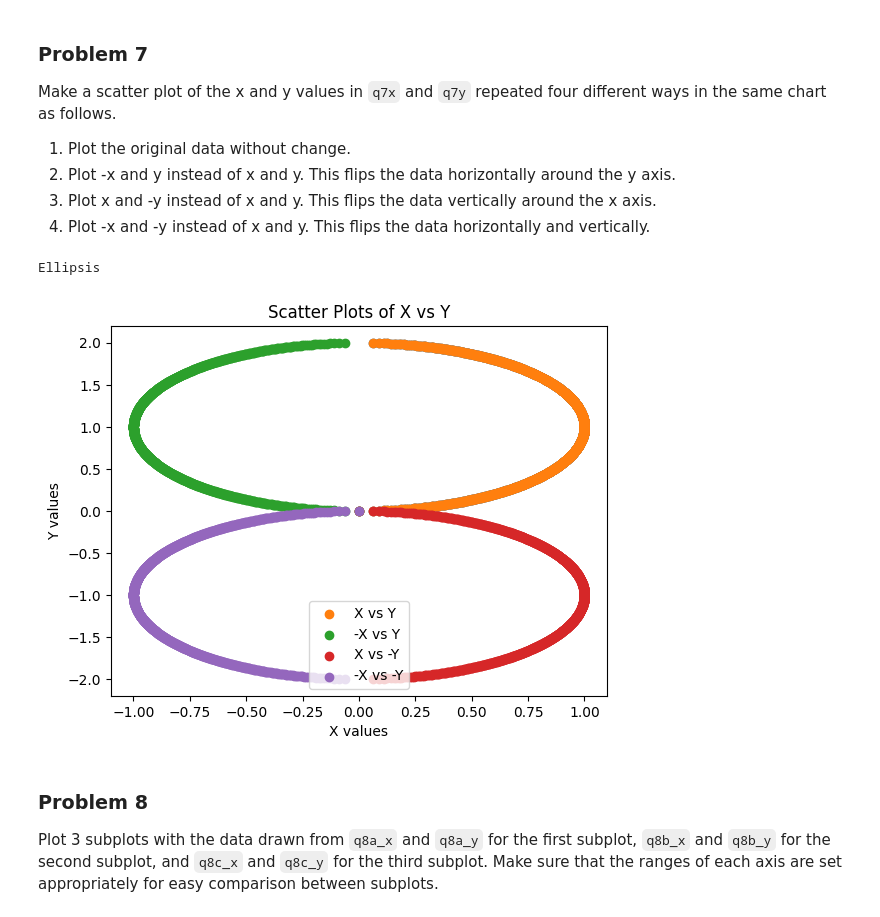
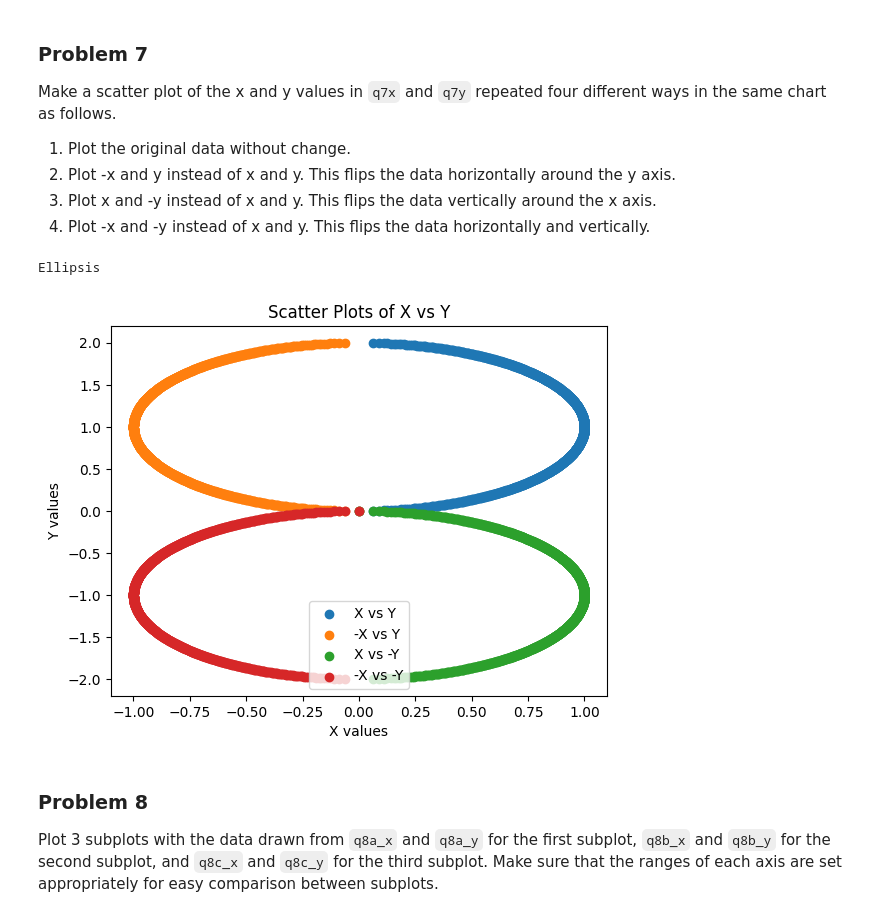
Before and after one commit to bvanson/dx602-homework-05, a Jupyter notebook: homeworTest.ipynb, the cells around one changed output. Cells and saved outputs as stored; diff of their text form; code cells hidden in the pictures.

```diff
--- a/homeworTest.ipynb
+++ b/homeworTest.ipynb
@@ -212,35 +213,34 @@ q7y = [i / 500 for i in range(1000)]
 q7x = [math.sqrt(1 - (y - 1)**2) for y in q7y]
 # %%
 # YOUR CHANGES HERE
-plt.scatter(q7x,q7y)
-#print(q7x)
 
 #create negative values for x and y
 neg_q7x = [-x for x in q7x]
 neg_q7y = [-x for x in q7y]
 
 # x vs y
-plt.scatter(q7x,q7y,label='X vs Y')
-
+plt.scatter(q7x,q7y,label='X vs Y',s=5)
 # -x vs y
 plt.scatter(neg_q7x,q7y,label='-X vs Y')
 
 # x vs -y
 plt.scatter(q7x,neg_q7y,label='X vs -Y')
 
 # -x vs -y
 plt.scatter(neg_q7x,neg_q7y,label='-X vs -Y')
 
 # labels
 plt.xlabel('X values')
 plt.ylabel('Y values')
 plt.title('Scatter Plots of X vs Y')
 plt.legend()
 
+
+
 ...
 # %% [output]
 Ellipsis
-[figure, old version]
+[figure, new version]
 # %% [markdown]
 ### Problem 8
 
```
Also changed, not shown: parts of 10 cells of this notebook.
